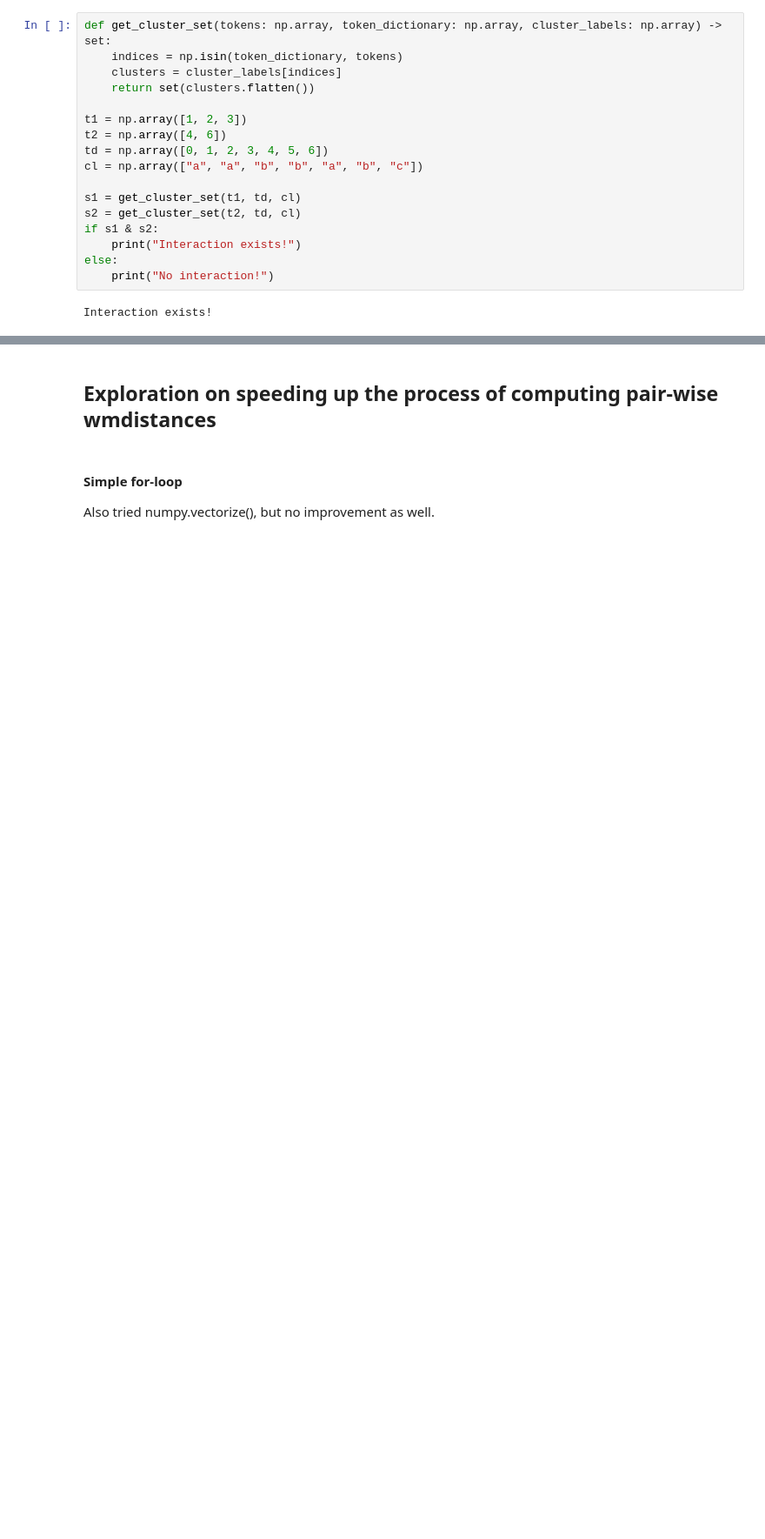
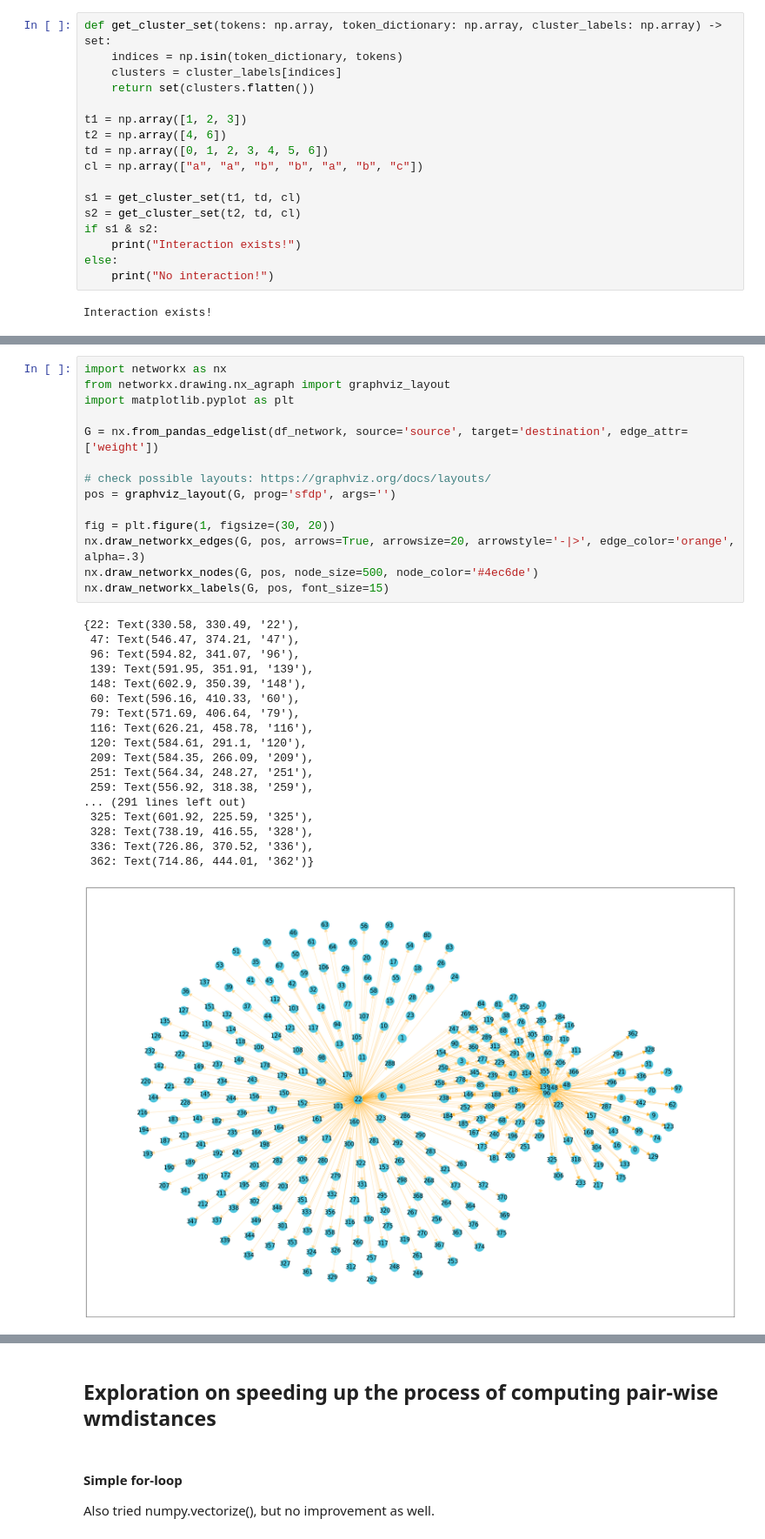
Before and after one commit to EyeofBeholder-NLeSC/orange-addon, a Jupyter notebook: notebooks/explore.ipynb, the cells around one changed output, grey strips where cells are left out. Shown at 87% size. Cells and saved outputs as stored; diff of their text form; blank space fills up the shorter version.

```diff
--- a/notebooks/explore.ipynb
+++ b/notebooks/explore.ipynb
@@ -201,0 +262,33 @@ Interaction exists!
+# %%
+import networkx as nx
+from networkx.drawing.nx_agraph import graphviz_layout
+import matplotlib.pyplot as plt
+
+G = nx.from_pandas_edgelist(df_network, source='source', target='destination', edge_attr=['weight'])
+
+# check possible layouts: https://graphviz.org/docs/layouts/
+pos = graphviz_layout(G, prog='sfdp', args='')
+
+fig = plt.figure(1, figsize=(30, 20))
+nx.draw_networkx_edges(G, pos, arrows=True, arrowsize=20, arrowstyle='-|>', edge_color='orange', alpha=.3)
+nx.draw_networkx_nodes(G, pos, node_size=500, node_color='#4ec6de')
+nx.draw_networkx_labels(G, pos, font_size=15)
+# %% [output]
+{22: Text(330.58, 330.49, '22'),
+ 47: Text(546.47, 374.21, '47'),
+ 96: Text(594.82, 341.07, '96'),
+ 139: Text(591.95, 351.91, '139'),
+ 148: Text(602.9, 350.39, '148'),
+ 60: Text(596.16, 410.33, '60'),
+ 79: Text(571.69, 406.64, '79'),
+ 116: Text(626.21, 458.78, '116'),
+ 120: Text(584.61, 291.1, '120'),
+ 209: Text(584.35, 266.09, '209'),
+ 251: Text(564.34, 248.27, '251'),
+ 259: Text(556.92, 318.38, '259'),
+... (291 lines left out)
+ 325: Text(601.92, 225.59, '325'),
+ 328: Text(738.19, 416.55, '328'),
+ 336: Text(726.86, 370.52, '336'),
+ 362: Text(714.86, 444.01, '362')}
+[figure, added]
```
Also changed, not shown: parts of 13 cells of this notebook, 1 other file.
